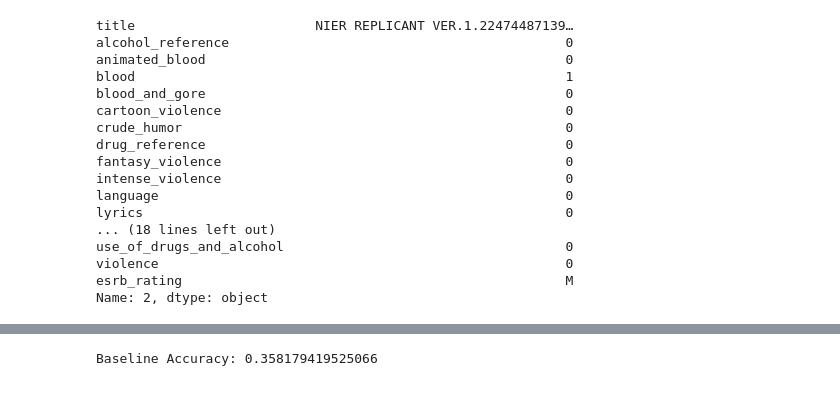
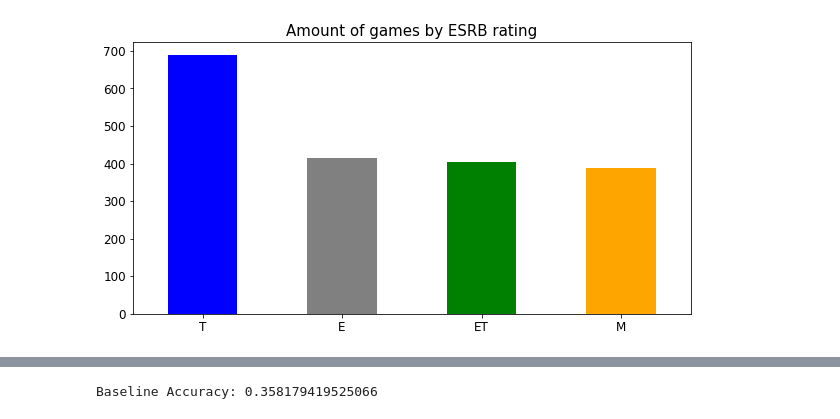
Before and after one commit to JCR321/Project, a Jupyter notebook: Project.ipynb, the cells around one changed output, grey strips where cells are left out. Cells and saved outputs as stored; diff of their text form; code cells hidden in the pictures.

```diff
--- a/Project.ipynb
+++ b/Project.ipynb
@@ -83,23 +95,12 @@ Name: 0, dtype: object
-# %%
-df.iloc[2]
-# %% [output]
-title                       NIER REPLICANT VER.1.22474487139…
-alcohol_reference                                           0
-animated_blood                                              0
-blood                                                       1
-blood_and_gore                                              0
-cartoon_violence                                            0
-crude_humor                                                 0
-drug_reference                                              0
-fantasy_violence                                            0
-intense_violence                                            0
-language                                                    0
-lyrics                                                      0
-... (18 lines left out)
-use_of_drugs_and_alcohol                                    0
-violence                                                    0
-esrb_rating                                                 M
-Name: 2, dtype: object
+# %%
+df['esrb_rating'].value_counts().plot.bar(figsize = (10,5), color = ['blue', 'grey', 'green', 'orange'])
+plt.xticks(rotation=0)
+plt.title('Amount of games by ESRB rating', fontsize = 15)
+plt.xticks(fontsize=12)
+plt.yticks(fontsize=12)
+plt.show()
+# %% [output]
+[figure, added]
 # %%
 df.profile_report()
 # %% [output]
```
Also changed, not shown: parts of 9 cells of this notebook.
